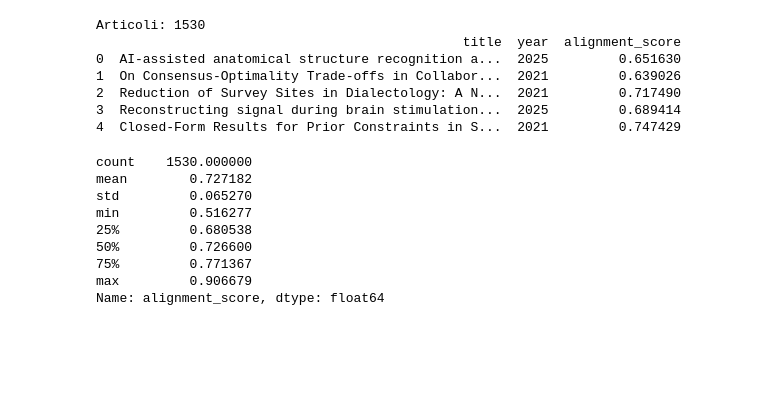
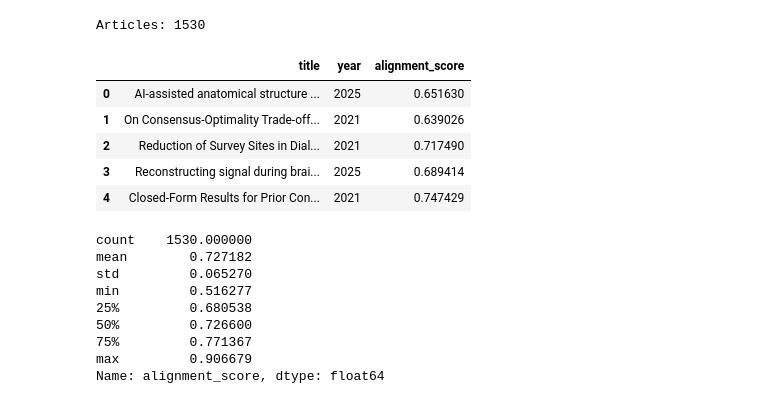
Before and after one commit to MasterCruelty/nlp-scientific-journal-analysis, a Jupyter notebook: Results.ipynb, the cells around one changed output. Cells and saved outputs as stored; diff of their text form; code cells hidden in the pictures; blank space fills up the shorter version.

Commit message:
Results notebook

```diff
--- a/Results.ipynb
+++ b/Results.ipynb
@@ -4,15 +4,16 @@ import numpy as np
 import matplotlib.pyplot as plt
 import seaborn as sns
 # %%
+#reading updated dataset containing alignment scores
 data = pd.read_csv("dataset_with_scores.csv")
-print(f"Articoli: {len(data)}")
-print(data[["title", "year", "alignment_score"]].head())
+print(f"Articles: {len(data)}")
+data[["title","year","alignment_score"]].head()
 # %% [output]
-Articoli: 1530
-                                               title  year  alignment_score
-0  AI-assisted anatomical structure recognition a...  2025         0.651630
-1  On Consensus-Optimality Trade-offs in Collabor...  2021         0.639026
-2  Reduction of Survey Sites in Dialectology: A N...  2021         0.717490
-3  Reconstructing signal during brain stimulation...  2025         0.689414
-4  Closed-Form Results for Prior Constraints in S...  2021         0.747429
+Articles: 1530
+|  | title | year | alignment_score |
+| 0 | AI-assisted anatomical structure ... | 2025 | 0.651630 |
+| 1 | On Consensus-Optimality Trade-off... | 2021 | 0.639026 |
+| 2 | Reduction of Survey Sites in Dial... | 2021 | 0.717490 |
+| 3 | Reconstructing signal during brai... | 2025 | 0.689414 |
+| 4 | Closed-Form Results for Prior Con... | 2021 | 0.747429 |
 # %%
```
Also changed, not shown: parts of 6 cells of this notebook.
